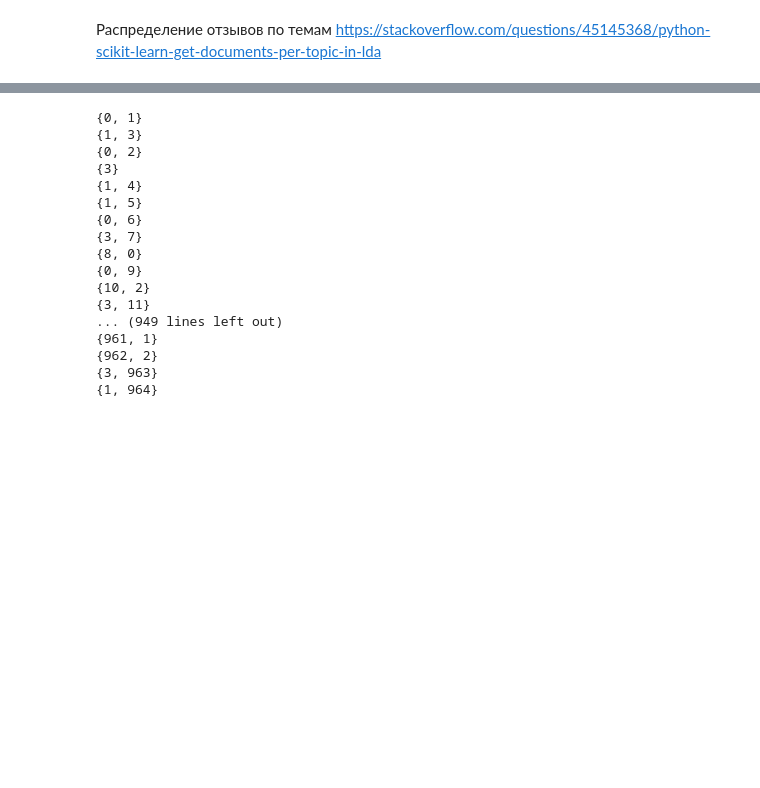
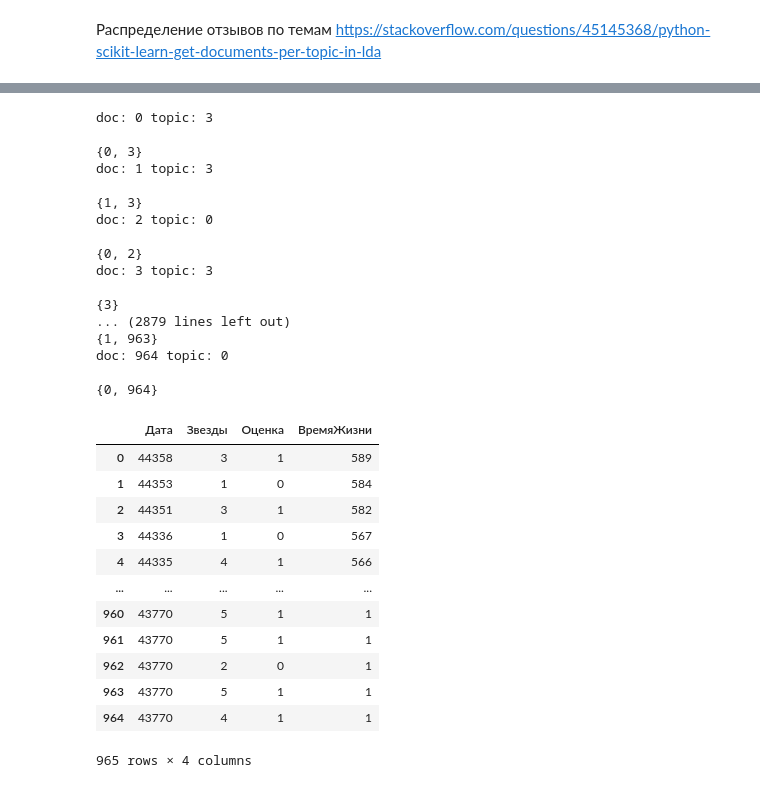
Before and after one commit to Svet-Bug/Projects, a Jupyter notebook: Копия_блокнота_"ProjectClassif_ipynb".ipynb, the cells around one changed output, grey strips where cells are left out. Cells and saved outputs as stored; diff of their text form; code cells hidden in the pictures; blank space fills up the shorter version.

```diff
--- a/Копия_блокнота_"ProjectClassif_ipynb".ipynb
+++ b/Копия_блокнота_"ProjectClassif_ipynb".ipynb
@@ -764,22 +764,48 @@ for n in range(doc_topic.shape[0]):
     a = {n,topic_most_pr}
     df=pd.DataFrame(a)
 
+    print(x)
     print(a)
 # %% [output]
-{0, 1}
+doc: 0 topic: 3
+
+{0, 3}
+doc: 1 topic: 3
+
 {1, 3}
+doc: 2 topic: 0
+
 {0, 2}
+doc: 3 topic: 3
+
 {3}
-{1, 4}
-{1, 5}
-{0, 6}
-{3, 7}
-{8, 0}
-{0, 9}
-{10, 2}
-{3, 11}
-... (949 lines left out)
-{961, 1}
-{962, 2}
-{3, 963}
-{1, 964}
+... (2879 lines left out)
+{1, 963}
+doc: 964 topic: 0
+
+{0, 964}
+# %%
+Data = pd.read_excel('https://github.com/Svet-Bug/Projects/blob/main/Source_1.xlsx?raw=true')#прочитали файл Excel,
+# по умолчанию Pandas задает свою колоку с индексами, поэтому указала в качестве индексной колонки "п\п"
+Data.head(20)
+
+Data_1 = Data.drop(['индекс'],axis=1)
+Data_1 = Data_1.drop(['Отзыв'],axis=1)
+Data_1 = Data_1.drop(['Имя'],axis=1)
+Data_1["Оценка"]=Data_1["Оценка"].map({"GOOD":1,"BAD":0})
+
+display(Data_1)
+# %% [output]
+|  | Дата | Звезды | Оценка | ВремяЖизни |
+| 0 | 44358 | 3 | 1 | 589 |
+| 1 | 44353 | 1 | 0 | 584 |
+| 2 | 44351 | 3 | 1 | 582 |
+| 3 | 44336 | 1 | 0 | 567 |
+| 4 | 44335 | 4 | 1 | 566 |
+| ... | ... | ... | ... | ... |
+| 960 | 43770 | 5 | 1 | 1 |
+| 961 | 43770 | 5 | 1 | 1 |
+| 962 | 43770 | 2 | 0 | 1 |
+| 963 | 43770 | 5 | 1 | 1 |
+| 964 | 43770 | 4 | 1 | 1 |
+965 rows × 4 columns
```
Also changed, not shown: parts of 9 cells of this notebook.
